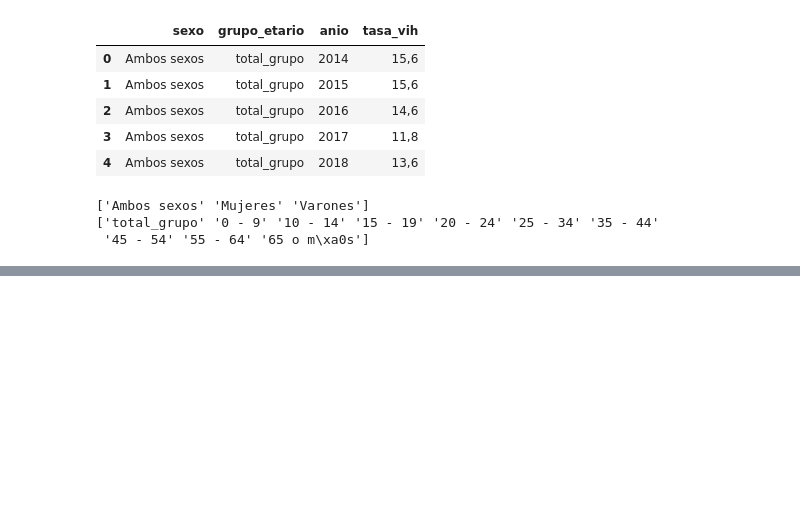
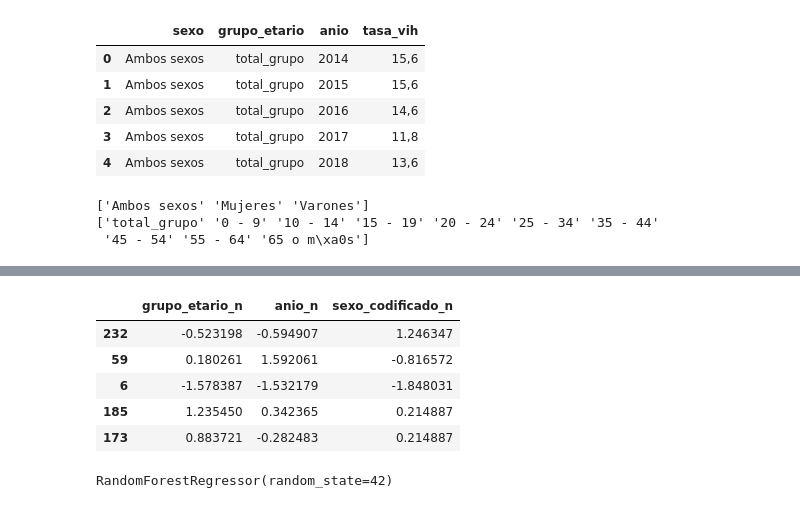
Before and after one commit to 4GeeksAcademy/app_fk, a Jupyter notebook: src/explore.ipynb, the cells around one changed output, grey strips where cells are left out. Drawn from its saved outputs; the diff is of its cells as text; code cells hidden in the pictures; blank space fills up the shorter version.

Commit message:
modelo

```diff
--- a/src/explore.ipynb
+++ b/src/explore.ipynb
@@ -131,8 +240,30 @@ X_train.head()
+# %%
+from sklearn.preprocessing import StandardScaler
+
+scaler = StandardScaler()
+scaler.fit(X_train)
+
+X_train_norm = scaler.transform(X_train)
+X_train_norm = pd.DataFrame(X_train_norm, index = X_train.index, columns = num_variables)
+
+X_test_norm = scaler.transform(X_test)
+X_test_norm = pd.DataFrame(X_test_norm, index = X_test.index, columns = num_variables)
+
+X_train_norm.head()
+# %% [output]
+|  | grupo_etario_n | anio_n | sexo_codificado_n |
+| 232 | -0.523198 | -0.594907 | 1.246347 |
+| 59 | 0.180261 | 1.592061 | -0.816572 |
+| 6 | -1.578387 | -1.532179 | -1.848031 |
+| 185 | 1.235450 | 0.342365 | 0.214887 |
+| 173 | 0.883721 | -0.282483 | 0.214887 |
 # %%
-from lightgbm import LGBMClassifier
+from sklearn.ensemble import RandomForestRegressor
 
-model = LGBMClassifier(random_state=42)
+model = RandomForestRegressor(random_state = 42)
 model.fit(X_train, y_train)
+# %% [output]
+RandomForestRegressor(random_state=42)
 # %%
 y_pred = model.predict(X_test)
 y_pred
```
Also changed, not shown: parts of 26 cells of this notebook.
